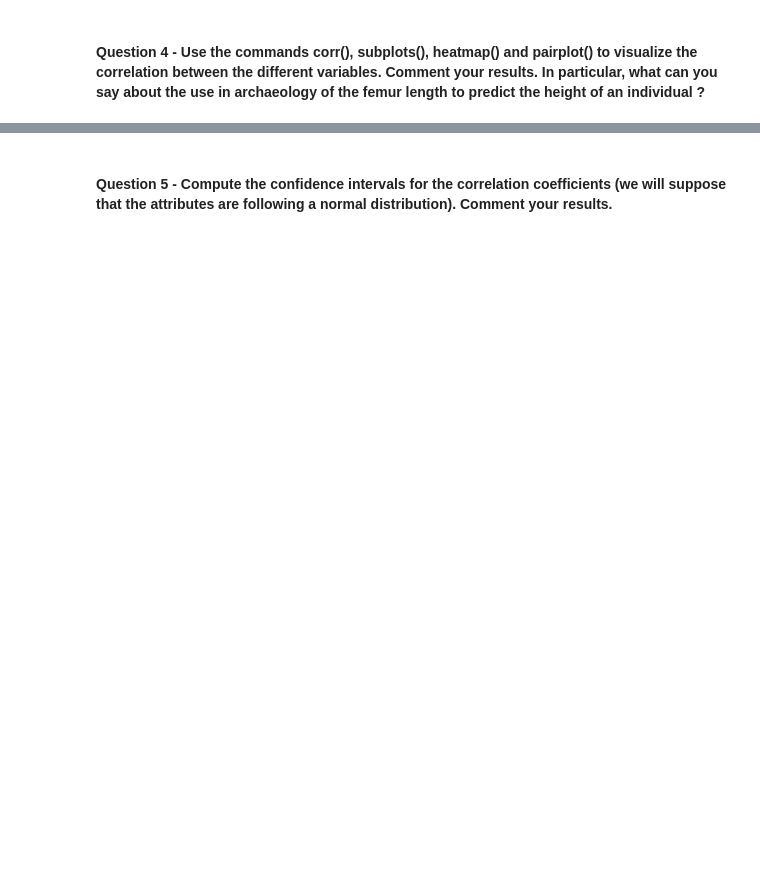
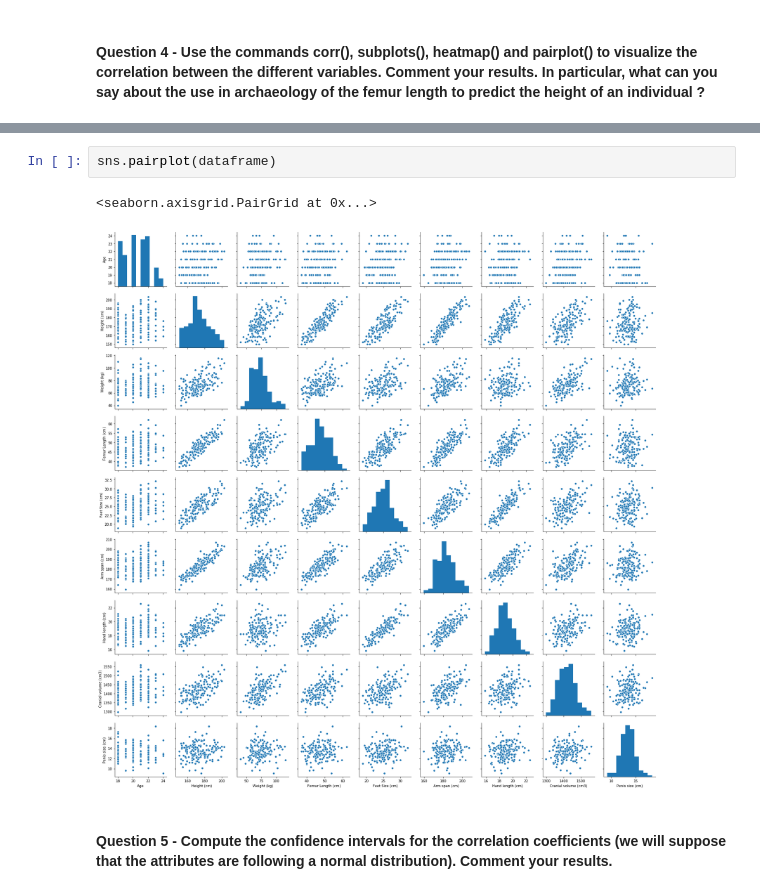
Before and after one commit to sebastienmascha/data-science-ML-python-isep, a Jupyter notebook: Lab2_mascha_sebastien/Lab2_ExB.ipynb, the cells around one changed output, grey strips where cells are left out. Saved outputs shown, nothing was run; the diff lists cells and outputs as text; blank space fills up the shorter version.

```diff
--- a/Lab2_mascha_sebastien/Lab2_ExB.ipynb
+++ b/Lab2_mascha_sebastien/Lab2_ExB.ipynb
@@ -90,2 +128,7 @@ sns.heatmap(df)
+# %%
+sns.pairplot(dataframe)
+# %% [output]
+<seaborn.axisgrid.PairGrid at 0x...>
+[figure, added]
 # %% [markdown]
 #### Question 5 - Compute the confidence intervals for the correlation coefficients (we will suppose that the attributes are following a normal distribution). Comment your results.
```
Also changed, not shown: parts of 10 cells of this notebook, 1 other file.
